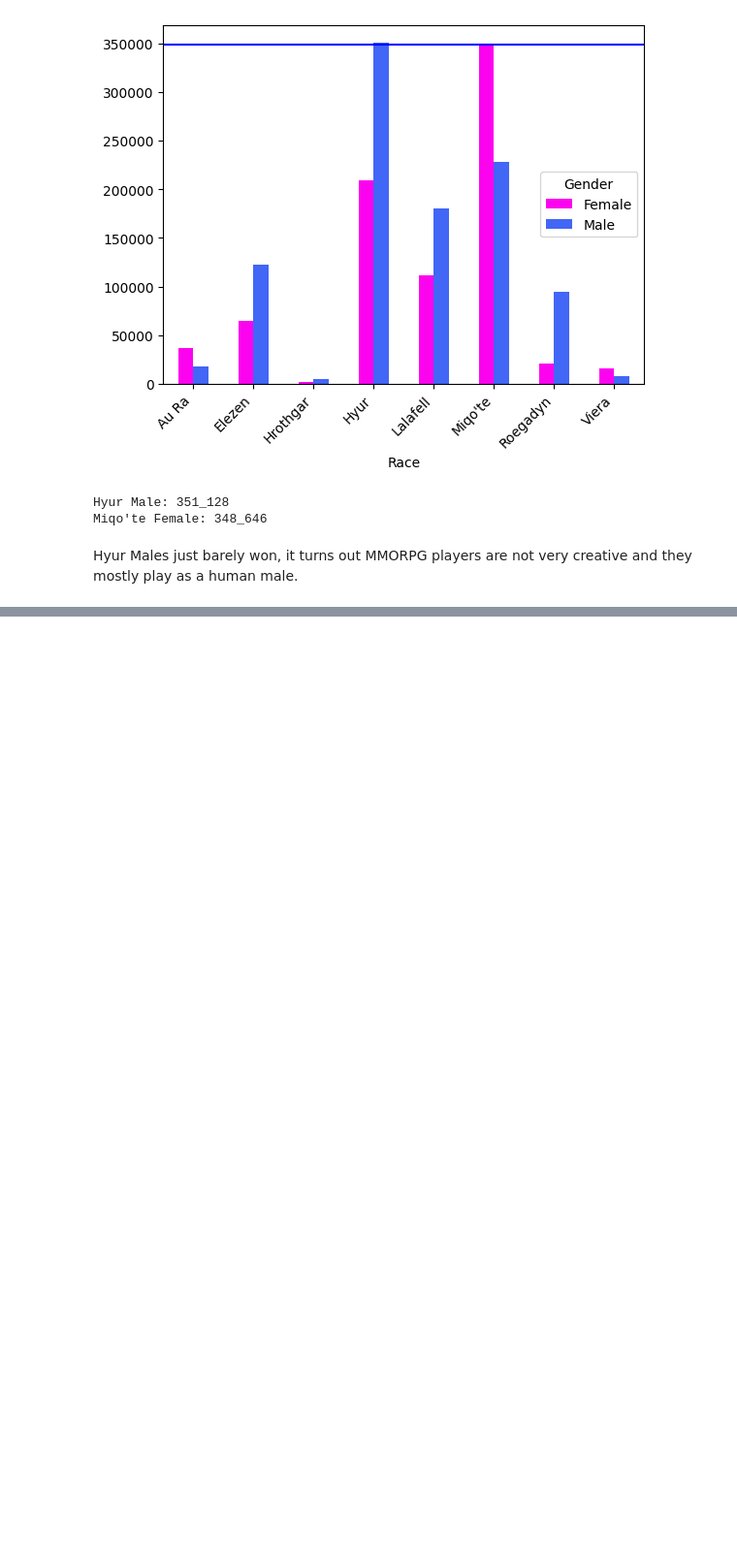
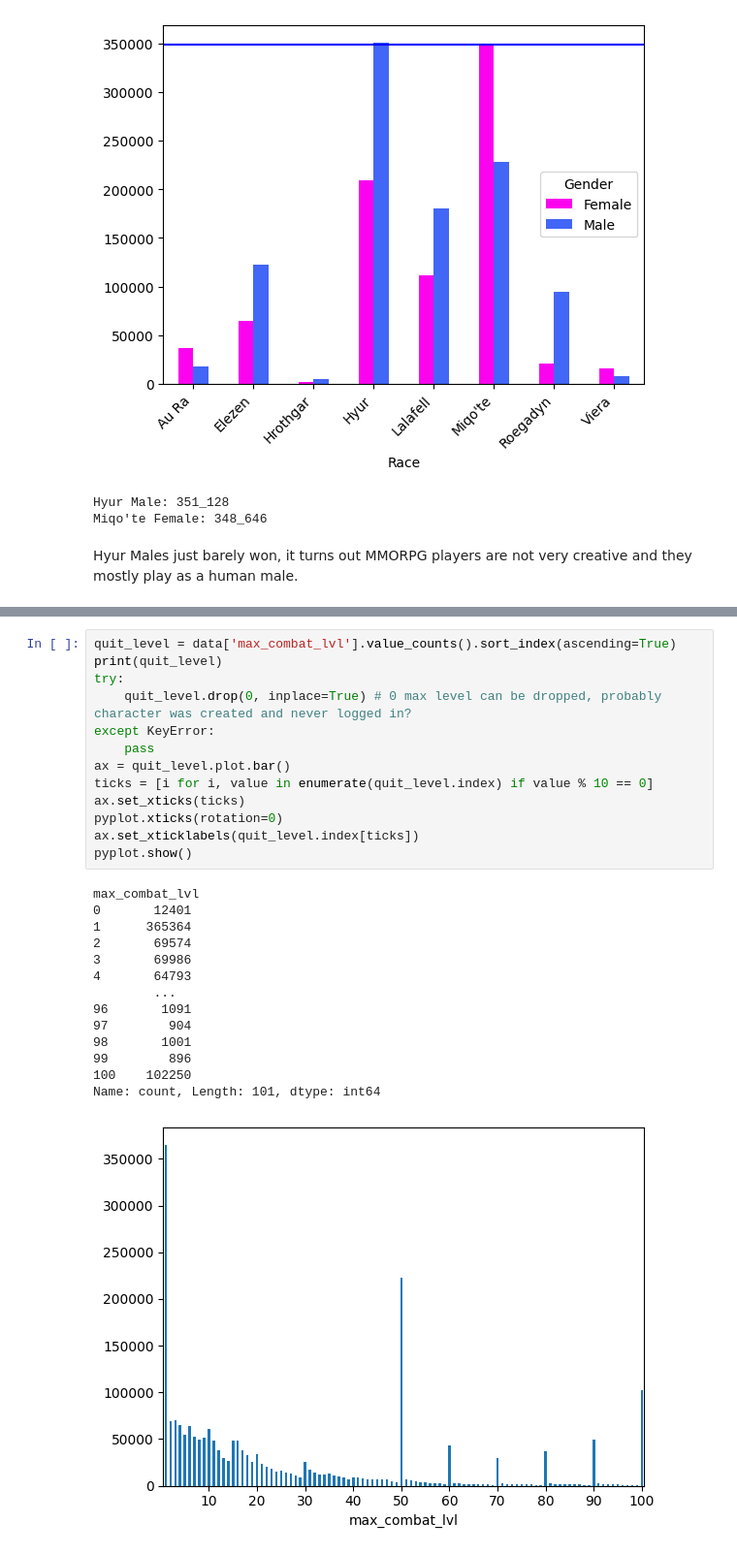
Before and after one commit to k33m0l/ffxiv-char-data, a Jupyter notebook: data/analytics/analytics.ipynb, the cells around one changed output, grey strips where cells are left out. Shown at 97% size. Cells and saved outputs as stored; diff of their text form; blank space fills up the shorter version.

```diff
--- a/data/analytics/analytics.ipynb
+++ b/data/analytics/analytics.ipynb
@@ -275,0 +332,28 @@ Hyur Males just barely won, it turns out MMORPG players are not very creative an
+# %%
+quit_level = data['max_combat_lvl'].value_counts().sort_index(ascending=True)
+print(quit_level)
+try:
+    quit_level.drop(0, inplace=True) # 0 max level can be dropped, probably character was created and never logged in?
+except KeyError:
+    pass
+ax = quit_level.plot.bar()
+ticks = [i for i, value in enumerate(quit_level.index) if value % 10 == 0]
+ax.set_xticks(ticks)
+pyplot.xticks(rotation=0)
+ax.set_xticklabels(quit_level.index[ticks])
+pyplot.show()
+# %% [output]
+max_combat_lvl
+0       12401
+1      365364
+2       69574
+3       69986
+4       64793
+        ...
+96       1091
+97        904
+98       1001
+99        896
+100    102250
+Name: count, Length: 101, dtype: int64
+[figure, added]
```
Also changed, not shown: parts of 11 cells of this notebook.
